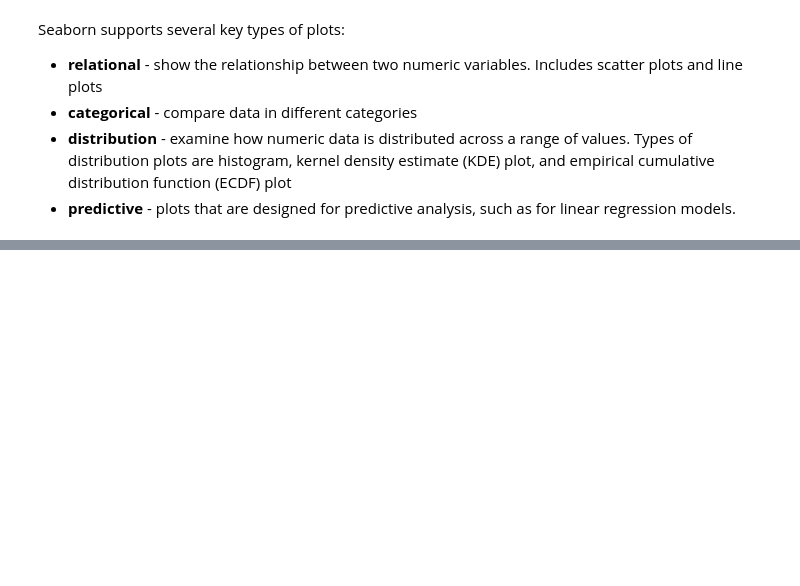
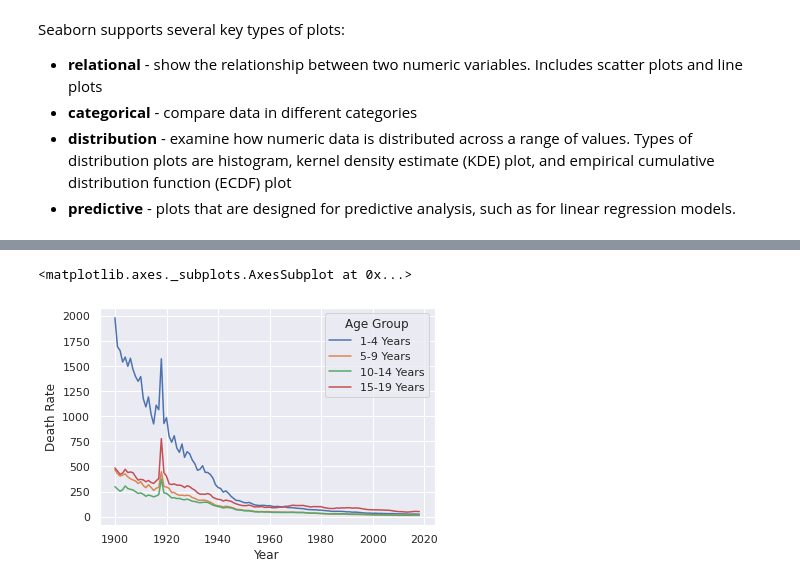
Before and after one commit to brendenwest/cis276, a Jupyter notebook: 4_statistical_visualization.ipynb, the cells around one changed output, grey strips where cells are left out. Cells and saved outputs as stored; diff of their text form; code cells hidden in the pictures; blank space fills up the shorter version.

```diff
--- a/4_statistical_visualization.ipynb
+++ b/4_statistical_visualization.ipynb
@@ -32,0 +58,5 @@ sns.set_theme()
+# %%
+sns.lineplot(data=mortality_data, x='Year', y='Death Rate', hue='Age Group')
+# %% [output]
+<matplotlib.axes._subplots.AxesSubplot at 0x...>
+[figure, added]
```
Also changed, not shown: parts of 12 cells of this notebook.
